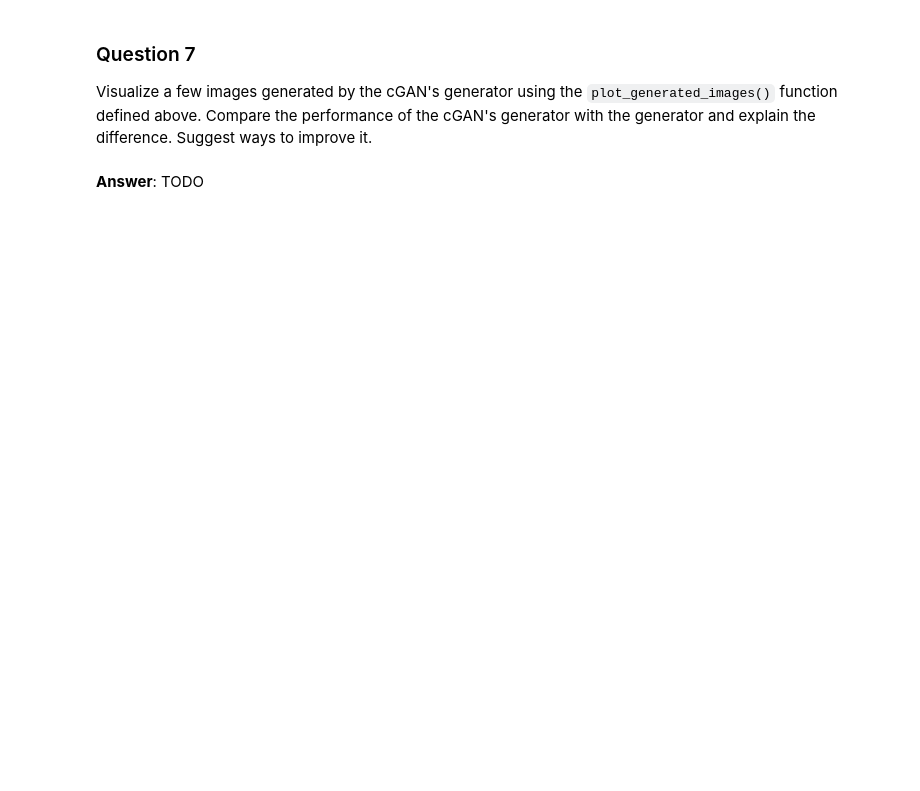
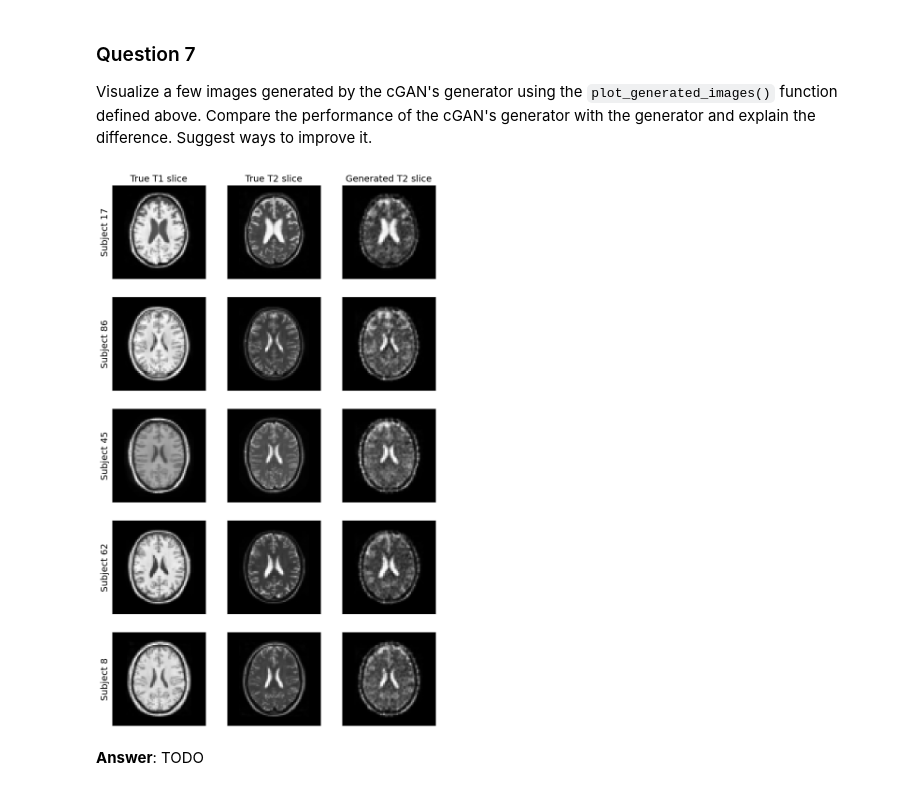
Before and after one commit to gianlufiorini/deep-learning, a Jupyter notebook: notebooks/PS_4_3_subject.ipynb, the cells around one changed output. Saved outputs shown, nothing was run; the diff lists cells and outputs as text; code cells hidden in the pictures; blank space fills up the shorter version.

```diff
--- a/notebooks/PS_4_3_subject.ipynb
+++ b/notebooks/PS_4_3_subject.ipynb
@@ -1291,7 +1320,9 @@ Visualize a few images generated by the cGAN's generator using the `plot_generat
 Compare the performance of the cGAN's generator with the generator and explain the difference.
 Suggest ways to improve it.
 # %%
-# TODO
+plot_generated_images(model_cgan.generator, dataset_val)
+# %% [output]
+[figure, added]
 # %% [markdown]
 **Answer**: TODO
 # %% [markdown]
```
Also changed, not shown: parts of 1 cell of this notebook.
